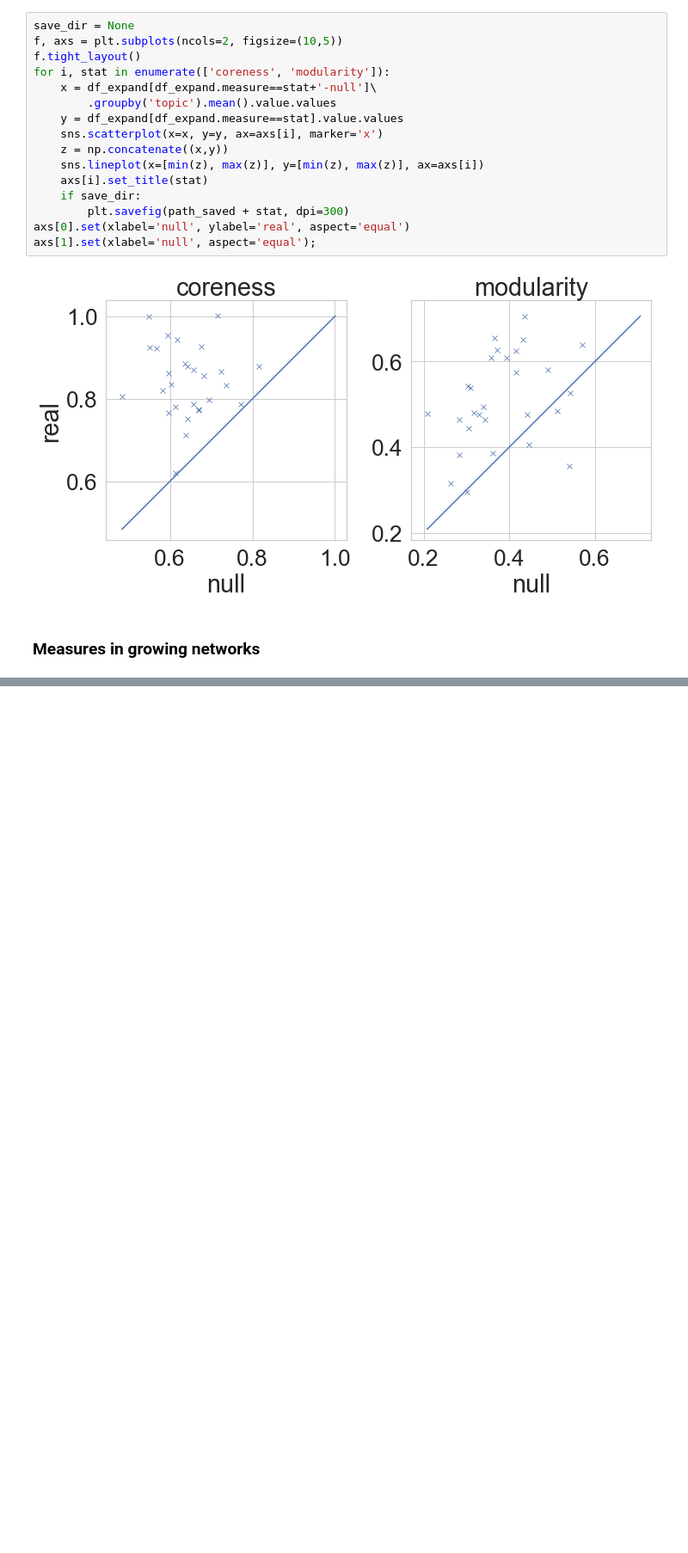
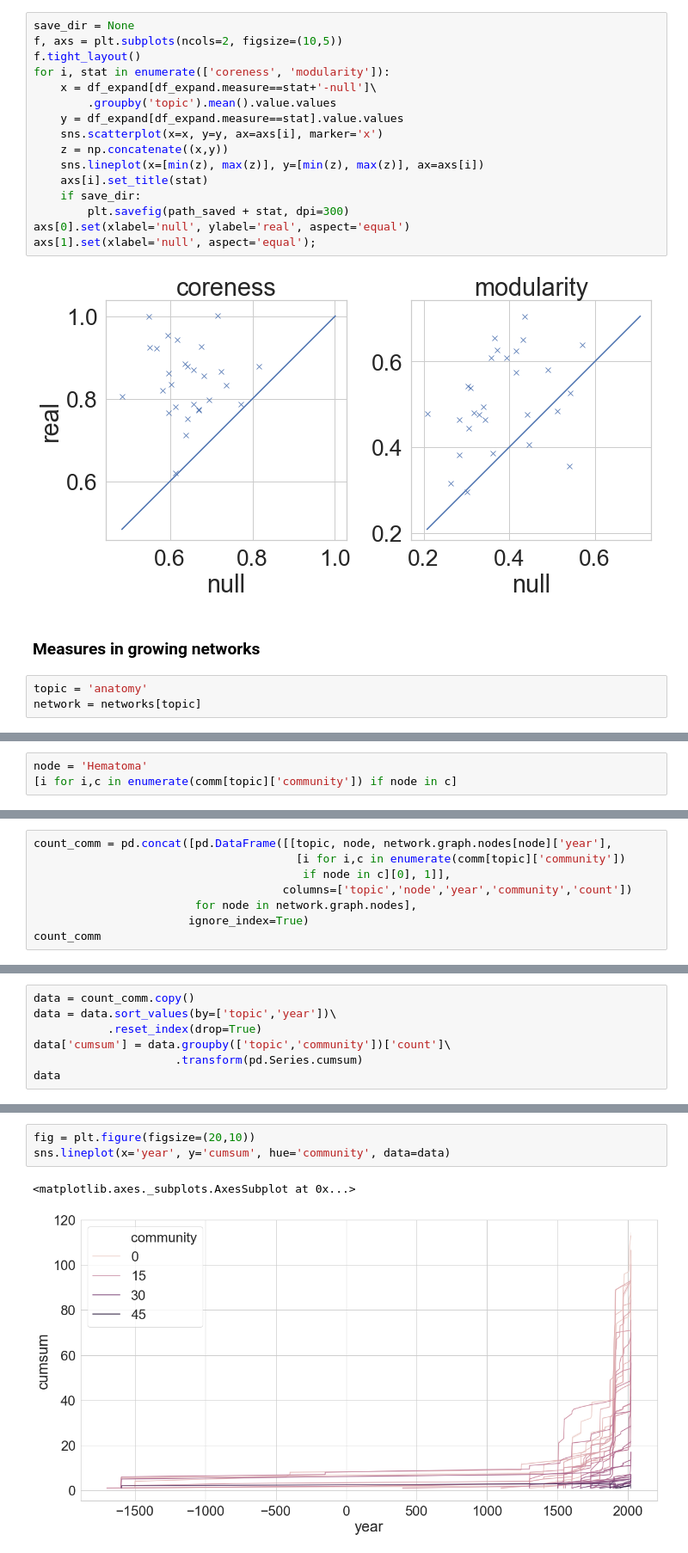
Before and after one commit to harangju/wikinet, a Jupyter notebook: analysis/analyze-network-measures.ipynb, the cells around one changed output, grey strips where cells are left out. Shown at 86% size. Saved outputs shown, nothing was run; the diff lists cells and outputs as text; blank space fills up the shorter version.

Commit message:
core, community

```diff
--- a/analysis/analyze-network-measures.ipynb
+++ b/analysis/analyze-network-measures.ipynb
@@ -289,3 +289,6 @@ axs[1].set(xlabel='null', aspect='equal');
 [figure]
 # %% [markdown]
 ### Measures in growing networks
+# %%
+topic = 'anatomy'
+network = networks[topic]
@@ -291,0 +303,3 @@ axs[1].set(xlabel='null', aspect='equal');
+# %%
+node = 'Hematoma'
+[i for i,c in enumerate(comm[topic]['community']) if node in c]
@@ -291,0 +308,8 @@ axs[1].set(xlabel='null', aspect='equal');
+# %%
+count_comm = pd.concat([pd.DataFrame([[topic, node, network.graph.nodes[node]['year'],
+                                       [i for i,c in enumerate(comm[topic]['community'])
+                                        if node in c][0], 1]],
+                                     columns=['topic','node','year','community','count'])
+                        for node in network.graph.nodes],
+                       ignore_index=True)
+count_comm
@@ -291,0 +334,7 @@ axs[1].set(xlabel='null', aspect='equal');
+# %%
+data = count_comm.copy()
+data = data.sort_values(by=['topic','year'])\
+           .reset_index(drop=True)
+data['cumsum'] = data.groupby(['topic','community'])['count']\
+                     .transform(pd.Series.cumsum)
+data
@@ -291,0 +360,6 @@ axs[1].set(xlabel='null', aspect='equal');
+# %%
+fig = plt.figure(figsize=(20,10))
+sns.lineplot(x='year', y='cumsum', hue='community', data=data)
+# %% [output]
+<matplotlib.axes._subplots.AxesSubplot at 0x...>
+[figure, added]
```
Also changed, not shown: parts of 5 cells of this notebook, 1 other file.
